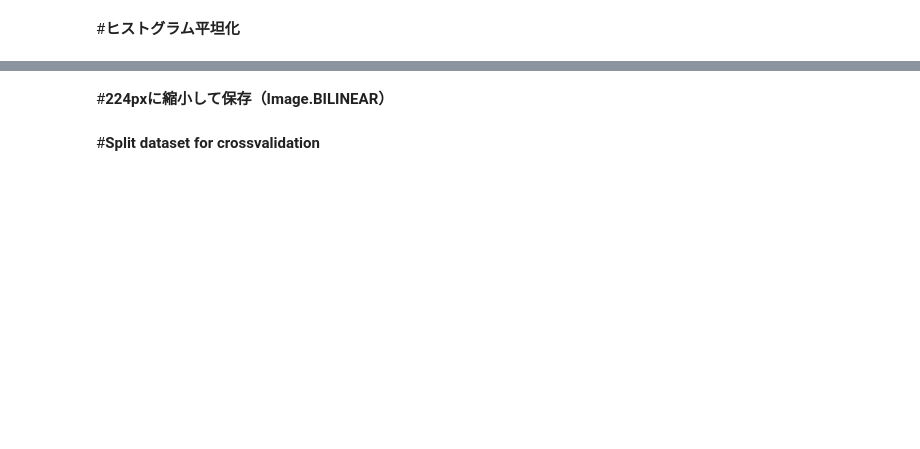
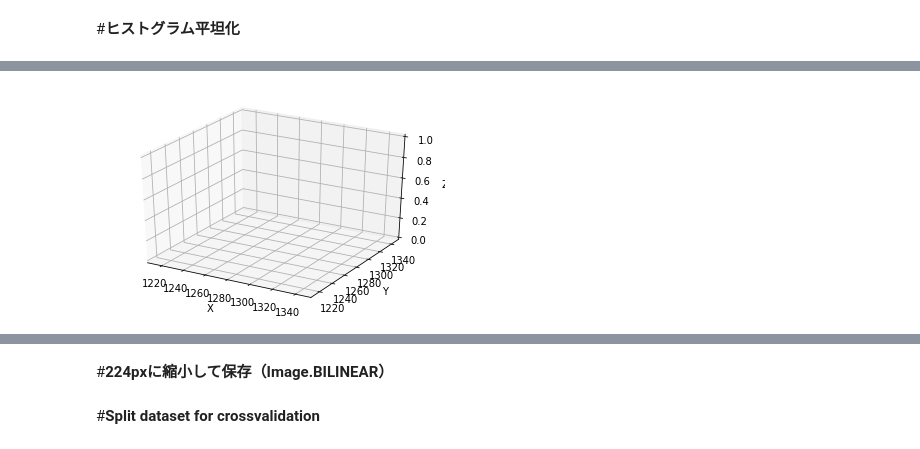
Before and after one commit to ykitaguchi77/FundusPhoto, a Jupyter notebook: Preprocess_Images.ipynb, the cells around one changed output, grey strips where cells are left out. Saved outputs shown, nothing was run; the diff lists cells and outputs as text; code cells hidden in the pictures; blank space fills up the shorter version.

```diff
--- a/Preprocess_Images.ipynb
+++ b/Preprocess_Images.ipynb
@@ -129,0 +136,44 @@ cv2_imshow(cl3_yuv)
+# %%
+#輝度の3次元グラフを描く
+import sys
+import cv2
+import numpy as np
+import pandas as pd
+import matplotlib.pyplot as plt
+from mpl_toolkits.mplot3d import Axes3D
+from PIL import Image
+
+
+%matplotlib inline
+
+path =  "/content/drive/MyDrive/Deep_learning/FundusPhoto/cropped_2_img/img00265140_00_1R.png"
+#画像の読み込み
+
+
+src = Image.open(path)
+src_gray = src.convert("L").copy()  # グレースケール変換
+src_gray= np.asarray(src_gray)
+
+#x = np.arange(0, src.size[0], 1)
+#y = np.arange(0, src.size[1], 1)
+
+x = np.arange(-2, 2, 0.05) # x点として[-2, 2]まで0.05刻みでサンプル
+y = np.arange(-2, 2, 0.05)  # y点として[-2, 2]まで0.05刻みでサンプル
+x, y = np.meshgrid(src.size[0], src.size[1])
+#z = img_gray.reshape(-1)
+z = np.exp(-(x**2 + y**2))
+
+
+#3D Figure作成
+fig = plt.figure()
+ax = fig.gca(projection='3d')
+ax.set_zlim(0.0,1.0)
+ax.set_xlabel('X')
+ax.set_ylabel('Y')
+ax.set_zlabel('Z')
+
+ax.plot_wireframe(x, y, z, color='blue',linewidth=0.3) # ワイヤーフレームのプロット。linewidthは曲面のメッシュの線の太さ，をそれぞれ表す。
+
+plt.show() # 絵の出力。
+# %% [output]
+[figure, added]
```
Also changed, not shown: parts of 3 cells of this notebook.
